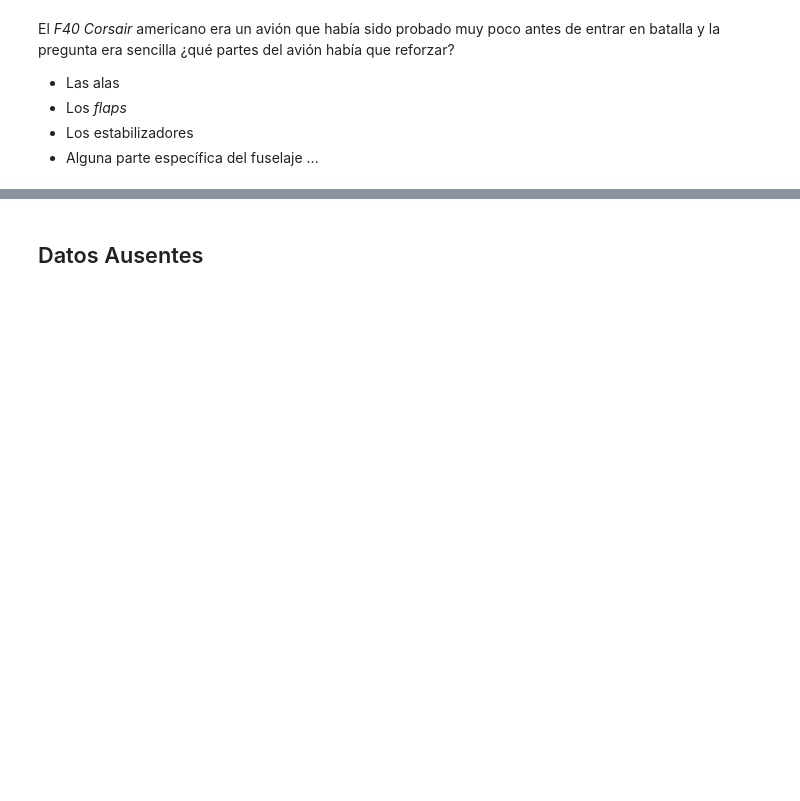
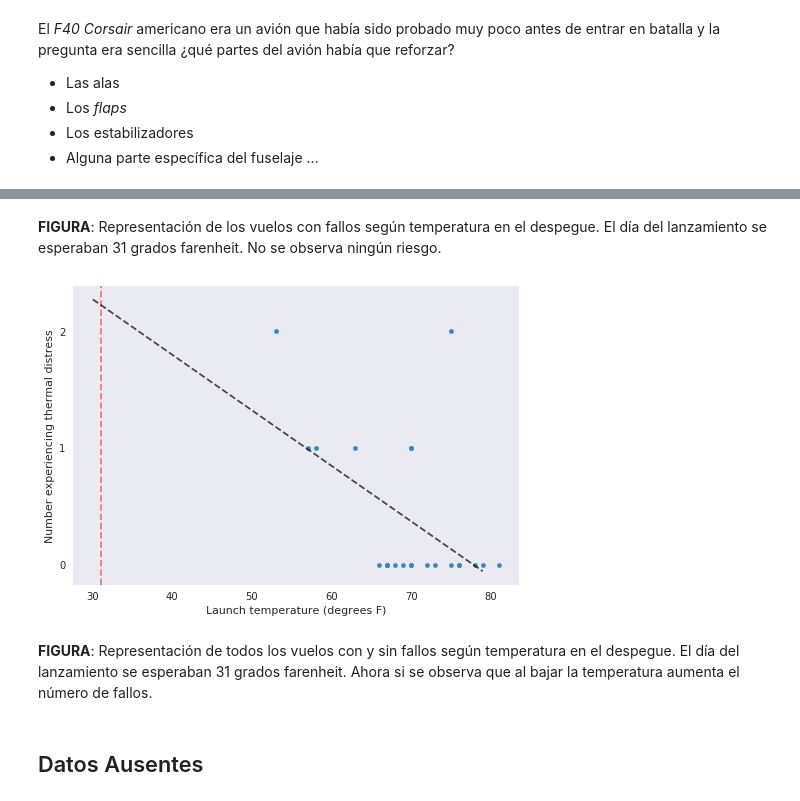
Before and after one commit to imarranz/eda-course, a Jupyter notebook: ipynb/presentation.ipynb, the cells around one changed output, grey strips where cells are left out. Cells and saved outputs as stored; diff of their text form; code cells hidden in the pictures; blank space fills up the shorter version.

```diff
--- a/ipynb/presentation.ipynb
+++ b/ipynb/presentation.ipynb
@@ -387,3 +462,25 @@ Este es un claro ejemplo donde los datos ausentes son los importantes. Entenderl
+# %% [markdown]
+**FIGURA**: Representación de los vuelos con fallos según temperatura en el despegue. El día del lanzamiento se esperaban 31 grados farenheit. No se observa ningún riesgo.
+# %%
+slope, intercept, r_value, p_value, std_err  = linregress(x = data['Launch temperature (degrees F)'],
+                                                          y = data['Number experiencing thermal distress'])
+
+data\
+    .plot(kind = 'scatter',
+          x = 'Launch temperature (degrees F)',
+          y = 'Number experiencing thermal distress')
+plt.yticks([0,1,2])
+plt.axvline(x = 31, linestyle = '--', color = 'red', alpha = 0.5)
+
+t_values = range(30, 80)
+n_values = slope * t_values + intercept
+plt.plot(t_values, n_values, linestyle = '--', color = 'black', alpha = 0.7)
+
+plt.show()
+# %% [output]
+[figure, added]
+# %% [markdown]
+**FIGURA**: Representación de todos los vuelos con y sin fallos según temperatura en el despegue. El día del lanzamiento se esperaban 31 grados farenheit. Ahora si se observa que al bajar la temperatura aumenta el número de fallos.
 # %% [markdown]
 <script>
     setBackgroundImage("./../images/missing_values.png", "white");
```
Also changed, not shown: parts of 43 cells of this notebook, 2 other files.
